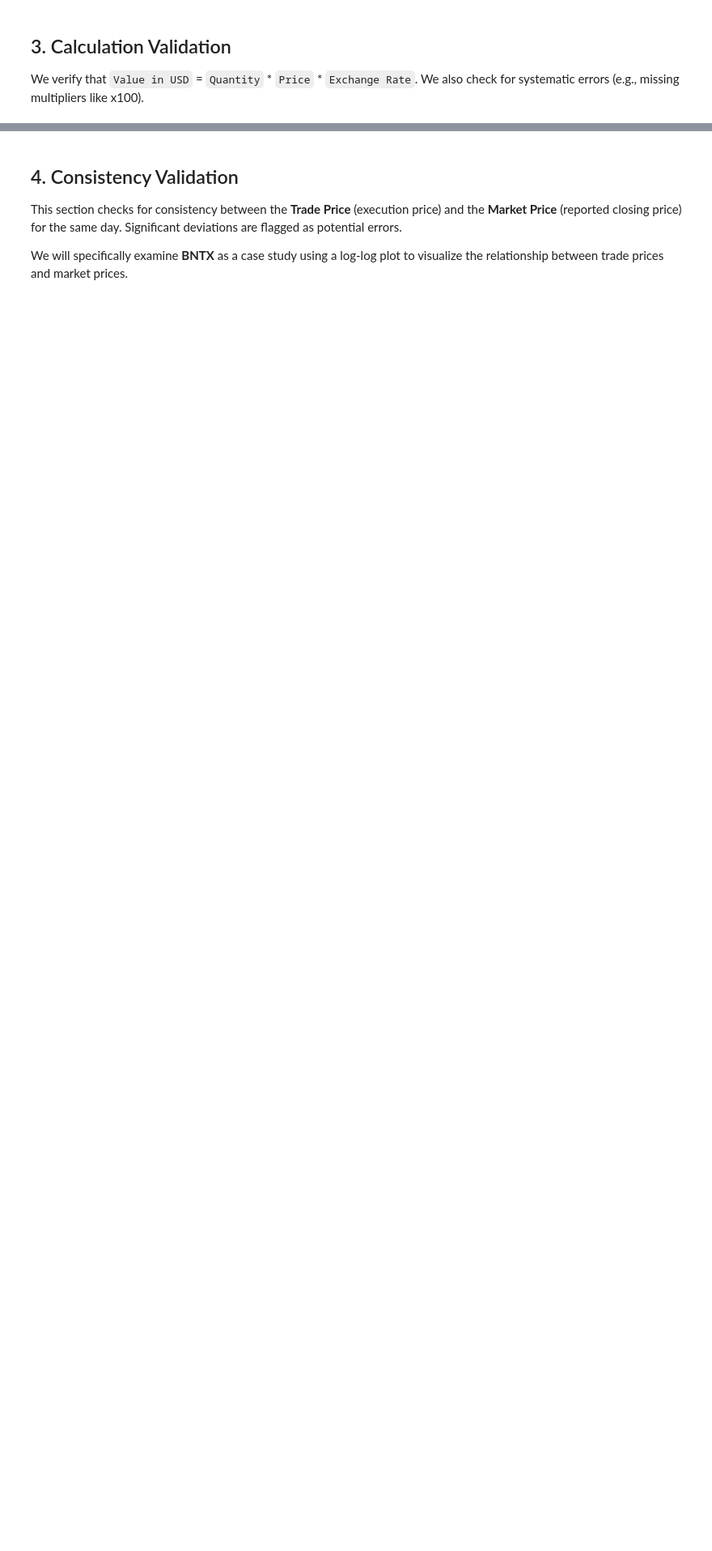
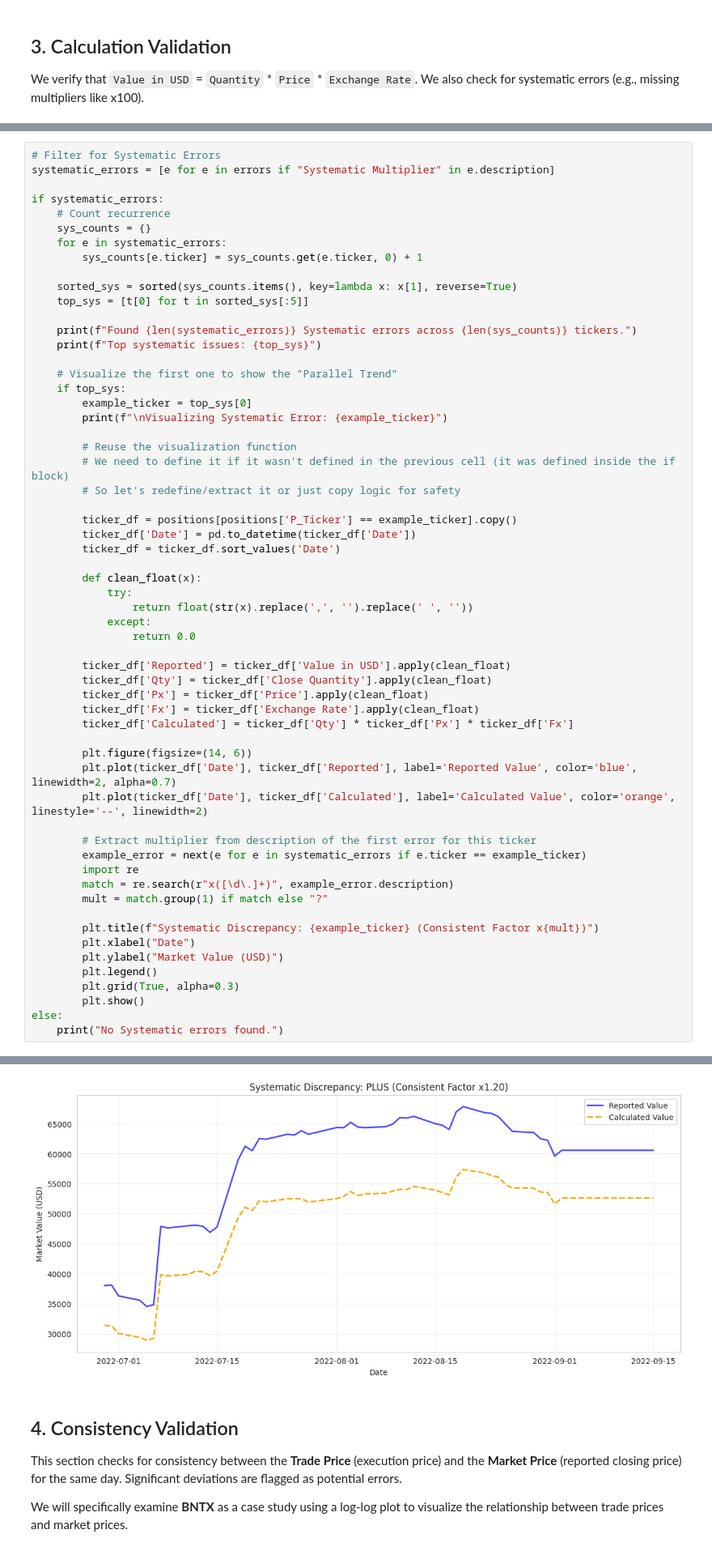
Before and after one commit to RaynorEtienn/Financial-Data-Analysis, a Jupyter notebook: notebooks/analysis.ipynb, the cells around one changed output, grey strips where cells are left out. Shown at 81% size. Cells and saved outputs as stored; diff of their text form; blank space fills up the shorter version.

```diff
--- a/notebooks/analysis.ipynb
+++ b/notebooks/analysis.ipynb
@@ -315,0 +479,60 @@ Visualizing Systematic Error for: XTB
+# %%
+# Filter for Systematic Errors
+systematic_errors = [e for e in errors if "Systematic Multiplier" in e.description]
+
+if systematic_errors:
+    # Count recurrence
+    sys_counts = {}
+    for e in systematic_errors:
+        sys_counts[e.ticker] = sys_counts.get(e.ticker, 0) + 1
+
+    sorted_sys = sorted(sys_counts.items(), key=lambda x: x[1], reverse=True)
+    top_sys = [t[0] for t in sorted_sys[:5]]
+
+    print(f"Found {len(systematic_errors)} Systematic errors across {len(sys_counts)} tickers.")
+    print(f"Top systematic issues: {top_sys}")
+
+    # Visualize the first one to show the "Parallel Trend"
+    if top_sys:
+        example_ticker = top_sys[0]
+        print(f"\nVisualizing Systematic Error: {example_ticker}")
+
+        # Reuse the visualization function
+        # We need to define it if it wasn't defined in the previous cell (it was defined inside the if block)
+        # So let's redefine/extract it or just copy logic for safety
+
+        ticker_df = positions[positions['P_Ticker'] == example_ticker].copy()
+        ticker_df['Date'] = pd.to_datetime(ticker_df['Date'])
+        ticker_df = ticker_df.sort_values('Date')
+
+        def clean_float(x):
+            try:
+                return float(str(x).replace(',', '').replace(' ', ''))
+            except:
+                return 0.0
+
+        ticker_df['Reported'] = ticker_df['Value in USD'].apply(clean_float)
+        ticker_df['Qty'] = ticker_df['Close Quantity'].apply(clean_float)
+        ticker_df['Px'] = ticker_df['Price'].apply(clean_float)
+        ticker_df['Fx'] = ticker_df['Exchange Rate'].apply(clean_float)
+        ticker_df['Calculated'] = ticker_df['Qty'] * ticker_df['Px'] * ticker_df['Fx']
+
+        plt.figure(figsize=(14, 6))
+        plt.plot(ticker_df['Date'], ticker_df['Reported'], label='Reported Value', color='blue', linewidth=2, alpha=0.7)
+        plt.plot(ticker_df['Date'], ticker_df['Calculated'], label='Calculated Value', color='orange', linestyle='--', linewidth=2)
+
+        # Extract multiplier from description of the first error for this ticker
+        example_error = next(e for e in systematic_errors if e.ticker == example_ticker)
+        import re
+        match = re.search(r"x([\d\.]+)", example_error.description)
+        mult = match.group(1) if match else "?"
+
+        plt.title(f"Systematic Discrepancy: {example_ticker} (Consistent Factor x{mult})")
+        plt.xlabel("Date")
+        plt.ylabel("Market Value (USD)")
+        plt.legend()
+        plt.grid(True, alpha=0.3)
+        plt.show()
+else:
+    print("No Systematic errors found.")
+# %% [output]
@@ -316,3 +543,4 @@ Visualizing Systematic Error for: XTB
+[figure, added]
 # %% [markdown]
 ## 4. Consistency Validation
 
```
Also changed, not shown: parts of 3 cells of this notebook.
